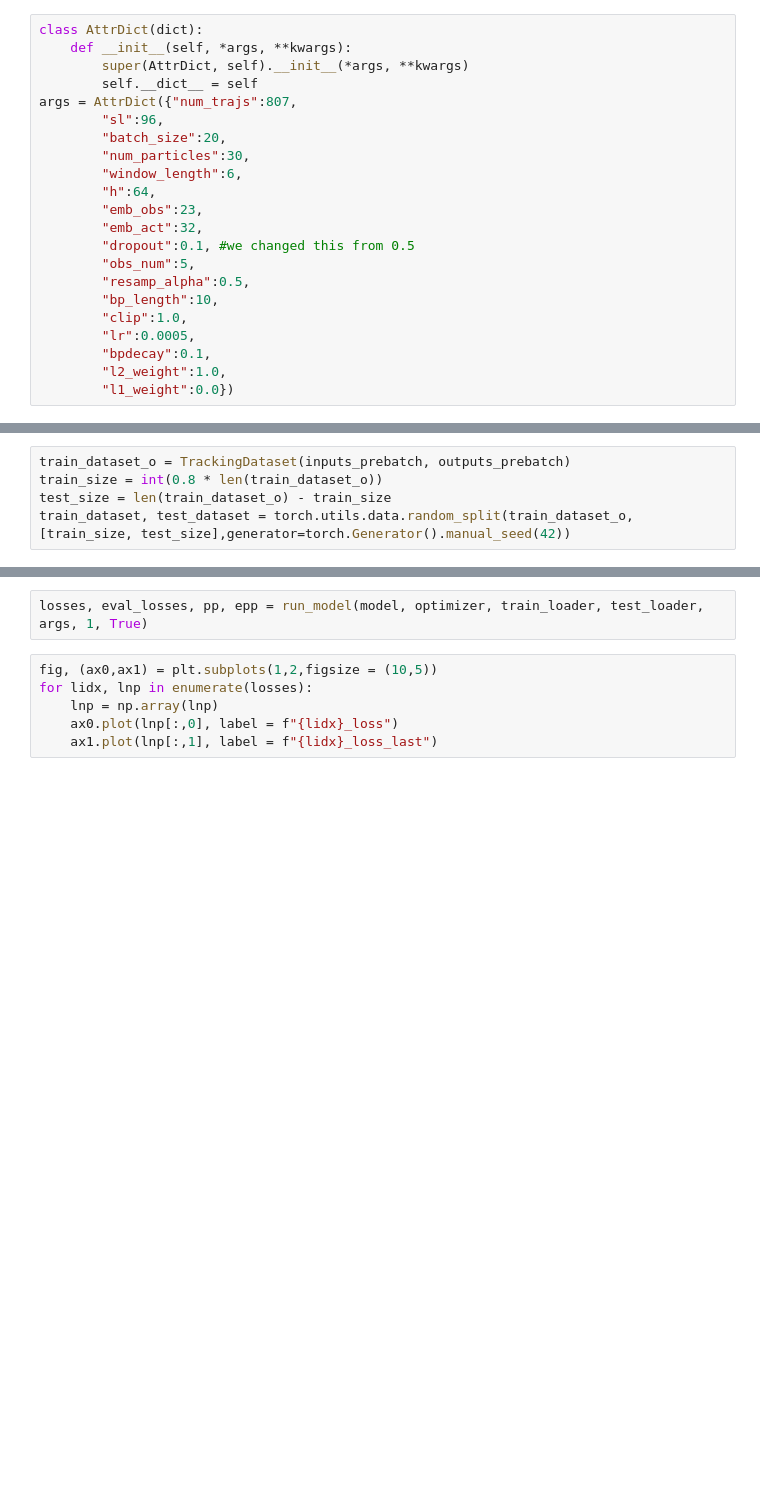
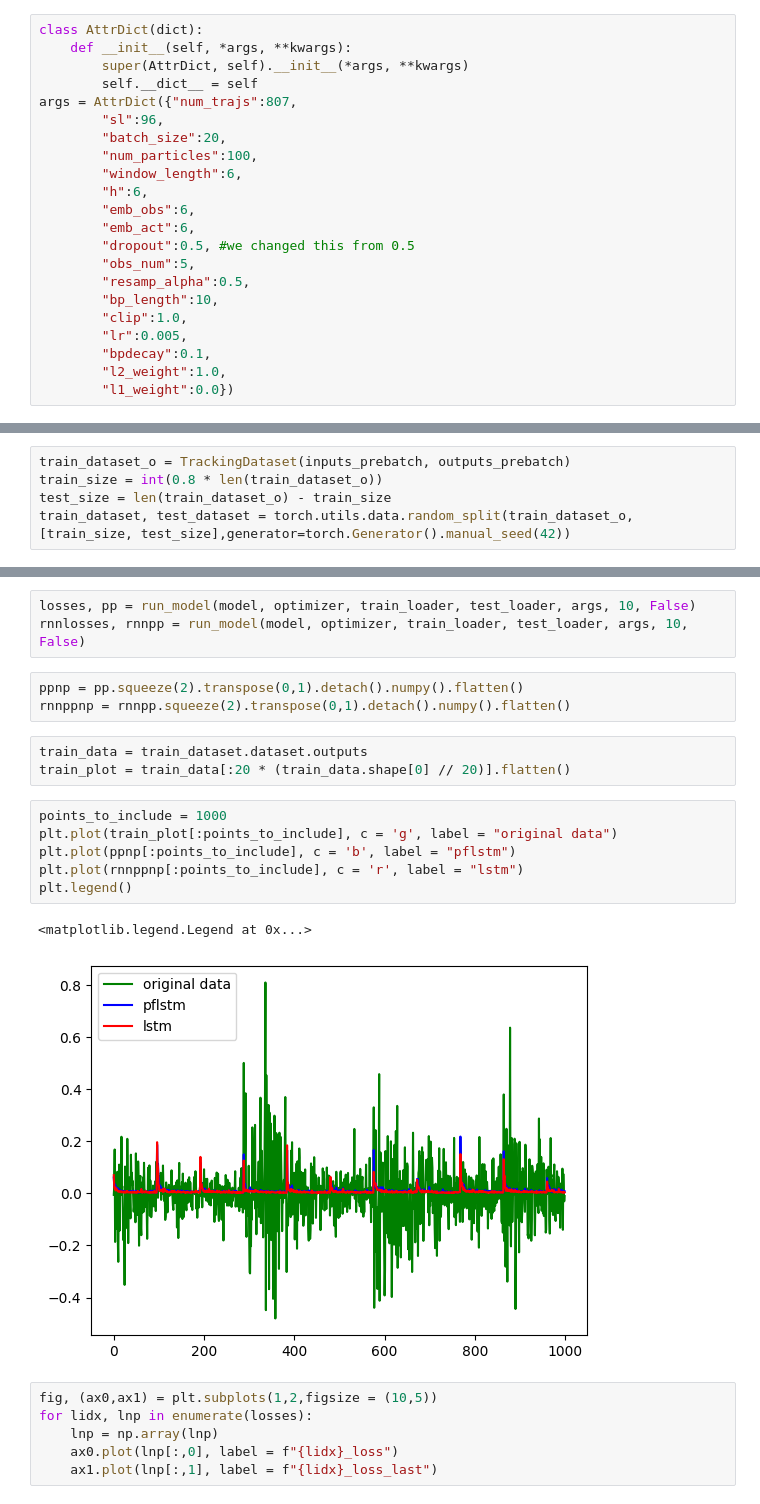
Before and after one commit to michaelsprintson/pfnet, a Jupyter notebook: playground.ipynb, the cells around one changed output, grey strips where cells are left out. Cells and saved outputs as stored; diff of their text form; blank space fills up the shorter version.

Commit message:
output example

```diff
--- a/playground.ipynb
+++ b/playground.ipynb
@@ -22,17 +22,17 @@ class AttrDict(dict):
 args = AttrDict({"num_trajs":807,
         "sl":96,
         "batch_size":20,
-        "num_particles":30,
+        "num_particles":100,
         "window_length":6,
-        "h":64,
-        "emb_obs":23,
-        "emb_act":32,
-        "dropout":0.1, #we changed this from 0.5
+        "h":6,
+        "emb_obs":6,
+        "emb_act":6,
+        "dropout":0.5, #we changed this from 0.5
         "obs_num":5,
         "resamp_alpha":0.5,
         "bp_length":10,
         "clip":1.0,
-        "lr":0.0005,
+        "lr":0.005,
         "bpdecay":0.1,
         "l2_weight":1.0,
         "l1_weight":0.0})
@@ -55,6 +55,22 @@ model = Tracker(args)
 optimizer = torch.optim.RMSprop(model.parameters(), lr=args.lr)
 # %%
-losses, eval_losses, pp, epp = run_model(model, optimizer, train_loader, test_loader, args, 1, True)
+losses, pp = run_model(model, optimizer, train_loader, test_loader, args, 10, False)
+rnnlosses, rnnpp = run_model(model, optimizer, train_loader, test_loader, args, 10, False)
+# %%
+ppnp = pp.squeeze(2).transpose(0,1).detach().numpy().flatten()
+rnnppnp = rnnpp.squeeze(2).transpose(0,1).detach().numpy().flatten()
+# %%
+train_data = train_dataset.dataset.outputs
+train_plot = train_data[:20 * (train_data.shape[0] // 20)].flatten()
+# %%
+points_to_include = 1000
+plt.plot(train_plot[:points_to_include], c = 'g', label = "original data")
+plt.plot(ppnp[:points_to_include], c = 'b', label = "pflstm")
+plt.plot(rnnppnp[:points_to_include], c = 'r', label = "lstm")
+plt.legend()
+# %% [output]
+<matplotlib.legend.Legend at 0x...>
+[figure, added]
 # %%
 fig, (ax0,ax1) = plt.subplots(1,2,figsize = (10,5))
 for lidx, lnp in enumerate(losses):
```
Also changed, not shown: parts of 1 cell of this notebook, 1 other file.
